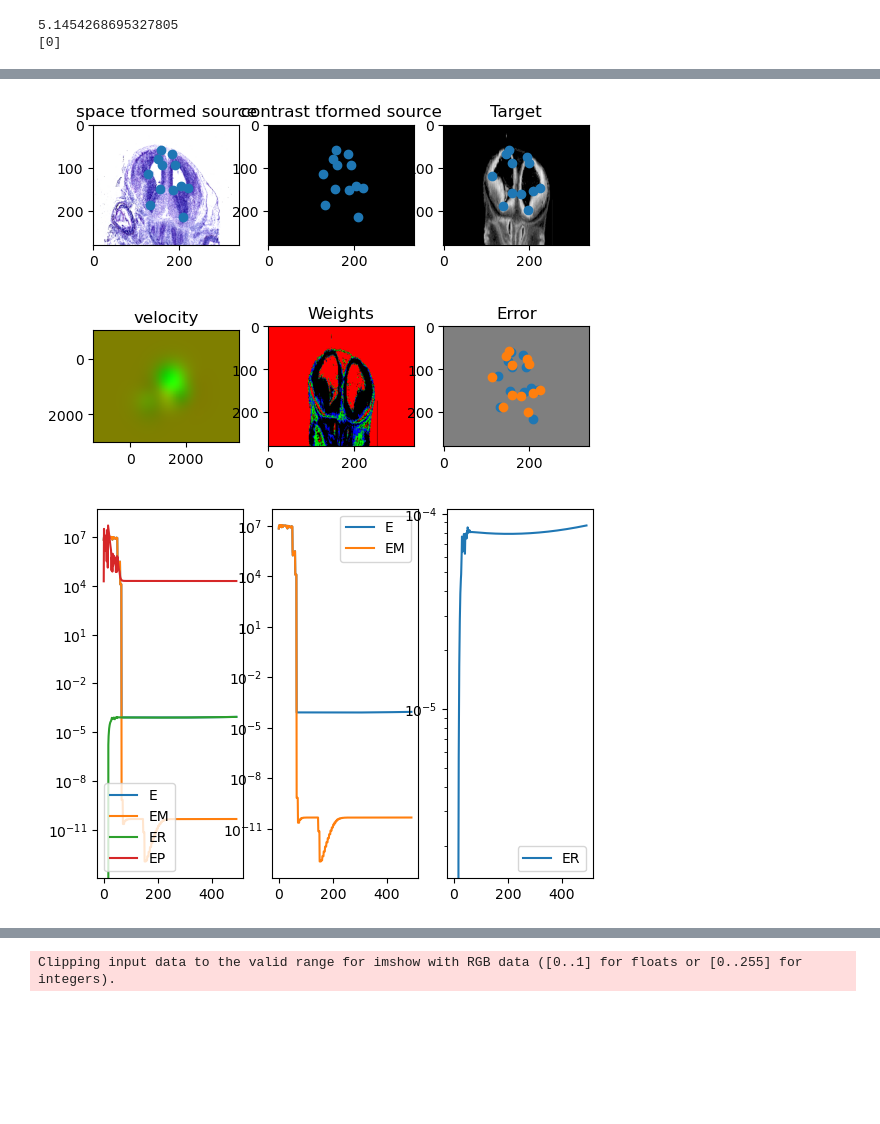
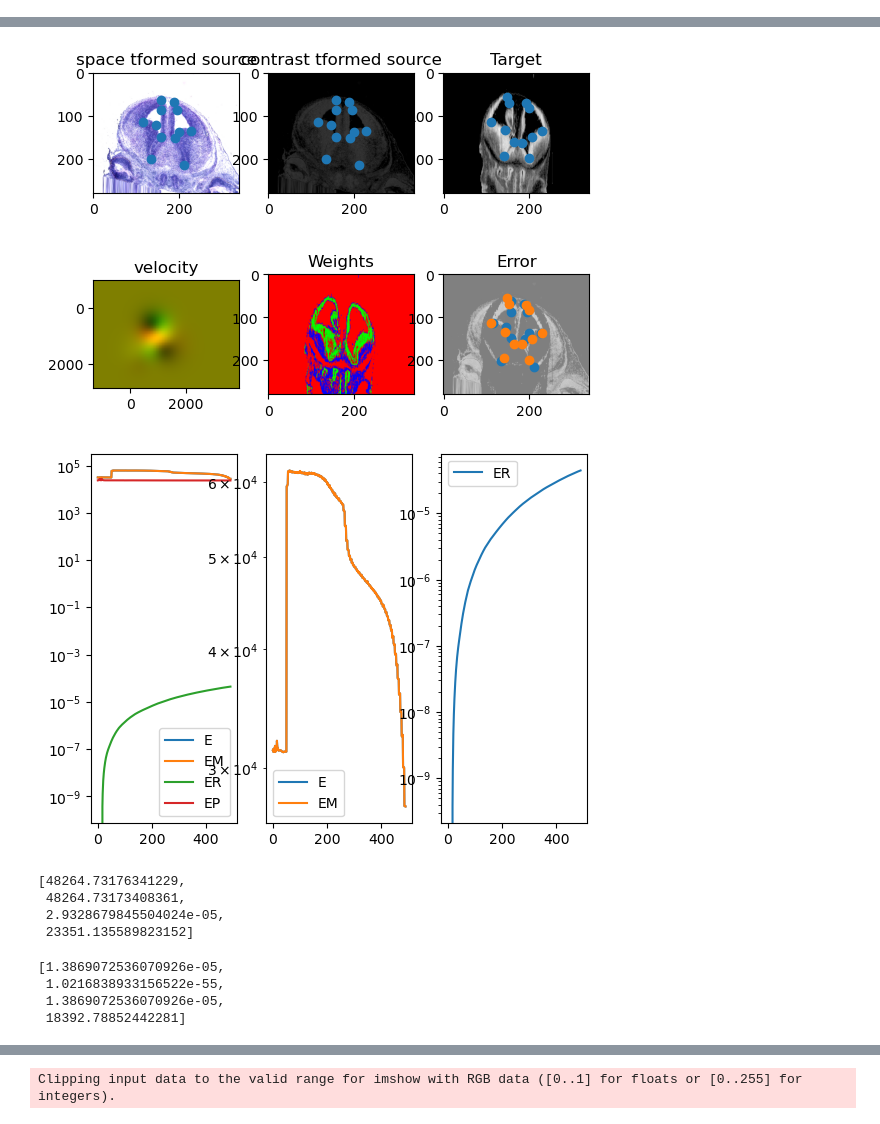
Before and after one commit to Albert-biorem/STalign, a Jupyter notebook: docs/notebooks/cervell_total-A_1.ipynb, the cells around one changed output, grey strips where cells are left out. Saved outputs shown, nothing was run; the diff lists cells and outputs as text; code cells hidden in the pictures; blank space fills up the shorter version.

```diff
--- a/docs/notebooks/cervell_total-A_1.ipynb
+++ b/docs/notebooks/cervell_total-A_1.ipynb
@@ -54,9 +54,9 @@ slice = 220
 
 extentI = STalign.extent_from_x((YI,XI))
 # %%
-pointsIlist = np.load('../test/model_A1_points.npy', allow_pickle=True).tolist()
+pointsIlist = np.load('../visium_data/sccanals26/model_C1_0_points.npy', allow_pickle=True).tolist()
 # print(pointsIlist)
-pointsJlist = np.load('../test/visum_A1_points.npy', allow_pickle=True).tolist()
+pointsJlist = np.load('../visium_data/sccanals26/visum_C1_0_points.npy', allow_pickle=True).tolist()
 # print(pointsJlist)
 pointsI = []
 pointsJ = []
@@ -87,2 +87,26 @@ sigmaM = 0.18#standard deviation of matching tissue intenities
 
 extentI = STalign.extent_from_x((YI,XI))
+# %%
+J = (A[slice][None] / np.mean(np.abs(A[slice]),keepdims=True)).astype(np.float64)
+J = J[:,:280,:]
+YJ = (np.array(range(J.shape[1]))*1.).astype(np.float64) # needs to be longs not doubles for STalign.transform later so multiply by 1.
+XJ = (np.array(range(J.shape[2]))*1.).astype(np.float64) # needs to be longs not doubles for STalign.transform later so multiply by
+slice = 240
+
+j_norm = STalign.normalize(-J)
+image_file = '../visium_data/sccanals26/C1_mod.jpg'
+V = plt.imread(image_file)
+Vnorm = STalign.normalize(V)
+I_A1 = Vnorm.transpose(2,0,1)
+I_A1=np.flip(I_A1[0:200,1500:4200,400:3000],axis=2)
+YI= np.array(range(I_A1.shape[1]))*1.
+XI = np.array(range(I_A1.shape[2]))*1.
+fig,ax = plt.subplots(1,2)
+extentJ = STalign.extent_from_x((YJ,XJ))
+extentI = STalign.extent_from_x((YI,XI))
+j_norm = np.array([j_norm[0],j_norm[0],j_norm[0]])
+ax[0].imshow((I_A1.transpose(1,2,0).squeeze()), extent=extentI)
+ax[1].imshow((j_norm.transpose(1,2,0).squeeze()), extent=extentJ)
+fig.canvas.draw()
+np.savez('../test/model_C1',x=XI,y=YI,I=I_A1)
+np.savez('../test/visum_C1', x=XJ,y=YJ,I=J[0:1])
@@ -138,26 +205,21 @@ for i in range(0,7):
-# %%
-print(err)
-print(param)
-# %% [output]
-5.1454268695327805
-[0]
 # %%
 %%time
-slice = 220
+slice = 233
 A = ct_scan.transpose(2,1,0)
-J = (A[slice-3][None] / np.mean(np.abs(A[slice]),keepdims=True)).astype(np.float64)
+J = (A[slice][None] / np.mean(np.abs(A[slice]),keepdims=True)).astype(np.float64)
 J=J[:,:280,:]
 J[J<1.]=0.
+j_norm = STalign.normalize(J)
+j_norm = np.vstack((j_norm,j_norm,j_norm))
 XJ = (np.array(range(J.shape[2]))*1.).astype(np.float64)
 YJ = (np.array(range(J.shape[1]))*1.).astype(np.float64)
 extentJ = STalign.extent_from_x((YJ,XJ))
-J = np.vstack((J,J,J))
 xJ=[YJ,XJ]
 xI=[YI,XI]
 xJ=[YJ,XJ]
 torch.cuda.empty_cache()
 transform = STalign.LDDMM(
-xI,I,xJ,J,
+xI,I,xJ,j_norm,
 L=L,T=T,
 pointsI= pointsI,
 pointsJ=pointsJ,
@@ -175,7 +237,8 @@ sigmaA = sigmaA, #standard deviation of artifact intensities
 sigmaB = sigmaB, #standard deviation of background intensities
 sigmaM = sigmaM, #standard deviation of matching tissue intenities
 # muA = muA, #average of artifact intensities
-# muB = muB #average of background intensities
+# muB = muB #average of background intensities,
+display=True,
 )
 A = transform['A']
 v = transform['v']
@@ -183,6 +246,6 @@ xv = transform['xv']
 phiI = STalign.transform_image_source_to_target(xv,v,A,[YI,XI],I,[YJ,XJ])
 if phiI.is_cuda:
     phiI = phiI.cpu()
-mse =((J - phiI.numpy())**2).mean(axis=None)
-print(mse)
+mse =transform['Errors'][-1][0]
+#print(mse)
 # %% [output]
@@ -193,5 +255,19 @@ Wall time: 41.7 s
-[figure, old version]
+[figure, new version]
-[figure, old version]
+[figure, new version]
+# %%
+transform['Errors'][-1]
+# %% [output]
+[48264.73176341229,
+ 48264.73173408361,
+ 2.9328679845504024e-05,
+ 23351.135589823152]
+# %%
+transform['Errors'][-1]
+# %% [output]
+[1.3869072536070926e-05,
+ 1.0216838933156522e-55,
+ 1.3869072536070926e-05,
+ 18392.78852442281]
 # %%
 A = transform['A']
 v = transform['v']
```
Also changed, not shown: parts of 24 cells of this notebook, 45 other files.
